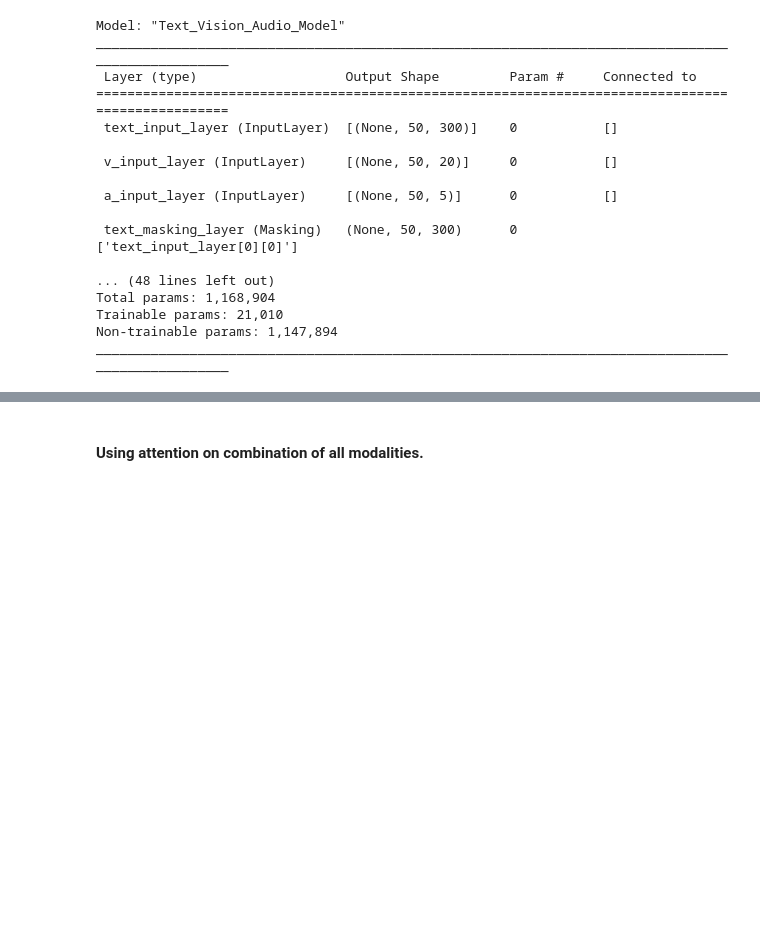
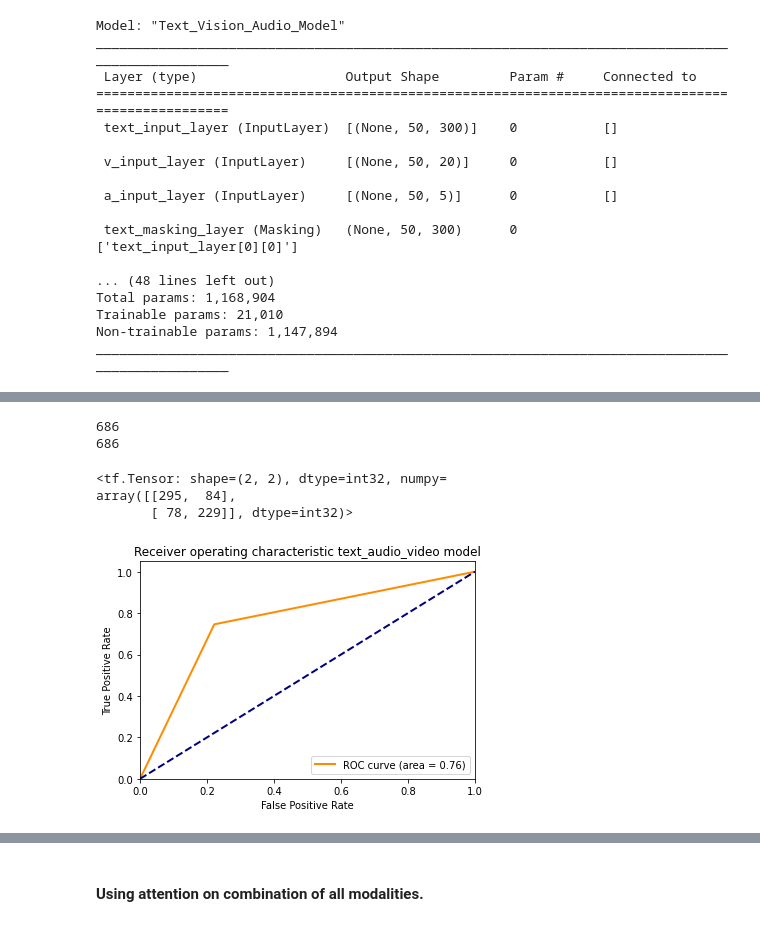
Before and after one commit to ayushabhinav/SentimentalAnalysis, a Jupyter notebook: Sentimental_Analysis_CMU_MOSI.ipynb, the cells around one changed output, grey strips where cells are left out. Drawn from its saved outputs; the diff is of its cells as text; code cells hidden in the pictures; blank space fills up the shorter version.

```diff
--- a/Sentimental_Analysis_CMU_MOSI.ipynb
+++ b/Sentimental_Analysis_CMU_MOSI.ipynb
@@ -1600,3 +1746,44 @@ tva_model_conv.evaluate(test_tva_binary_ds)
+# %%
+# tva_model_conv.predict(test_tva_binary_ds)
+actual = []
+pred = []
+for data in test_tva_binary_ds:
+  pred.extend(tva_model_conv.predict(data[0])[:,1] > 0.5)
+  actual.extend((data[1][:,1] == 1).numpy())
+# %%
+print(len(pred))
+print(len(actual))
+# %% [output]
+686
+686
+# %%
+#confusion matrix
+# tva_model_conv_test_pred = tva_model_conv.predict(test_tva_binary_ds)[:,1] > 0.5
+tf.math.confusion_matrix(actual, pred, 2)
+# %% [output]
+<tf.Tensor: shape=(2, 2), dtype=int32, numpy=
+array([[295,  84],
+       [ 78, 229]], dtype=int32)>
+# %%
+# roc curve
+tpr, fpr, threshold = metrics.roc_curve(actual, pred)
+roc_auc = metrics.roc_auc_score(actual, pred)
+# %%
+lw= 2
+plt.plot(tpr,fpr,color="darkorange",
+    lw=lw,
+    label="ROC curve (area = %0.2f)" % roc_auc
+  )
+plt.plot([0,1], [0,1], color="navy", lw=lw, linestyle="--")
+plt.xlim([0.0, 1.0])
+plt.ylim([0.0, 1.05])
+plt.xlabel("False Positive Rate")
+plt.ylabel("True Positive Rate")
+plt.title("Receiver operating characteristic text_audio_video model")
+plt.legend(loc="lower right")
+plt.show()
+# %% [output]
+[figure, added]
 # %%
 tva_input_raw = (data_valid['text'], data_valid['vision'], data_valid['audio'])
 valid_data_df['tva_model_conv'] = tva_model_conv.predict(tva_input_raw)[:,1] >= 0.5
```
Also changed, not shown: parts of 48 cells of this notebook.
